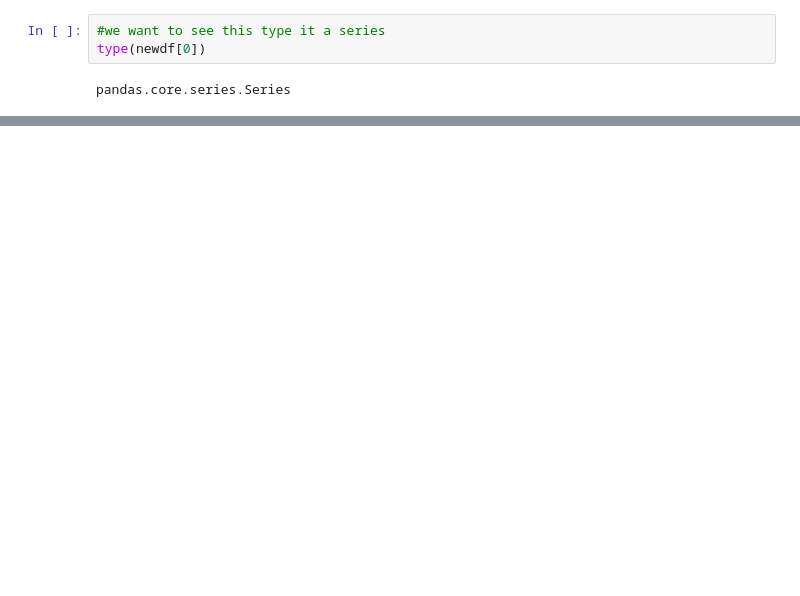
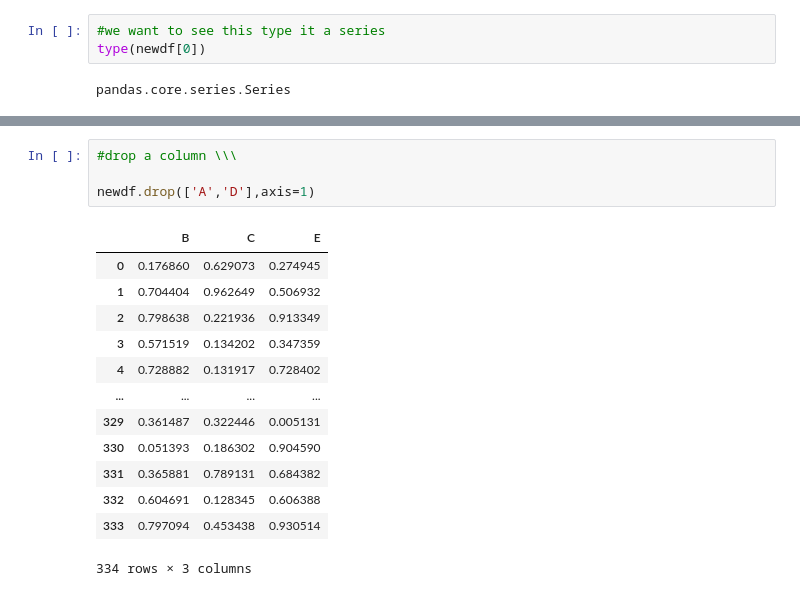
Before and after one commit to arman-hossain45/MACHINE_LEARNING-LIB-ALGO-, a Jupyter notebook: pandas/pandas.ipynb, the cells around one changed output, grey strips where cells are left out. Cells and saved outputs as stored; diff of their text form; blank space fills up the shorter version.

```diff
--- a/pandas/pandas.ipynb
+++ b/pandas/pandas.ipynb
@@ -553,0 +592,18 @@ newdf.loc[[1,2], :]#it show 1 and 2 row and all column
+# %%
+#drop a column \\\
+
+newdf.drop(['A','D'],axis=1)
+# %% [output]
+|  | B | C | E |
+| 0 | 0.176860 | 0.629073 | 0.274945 |
+| 1 | 0.704404 | 0.962649 | 0.506932 |
+| 2 | 0.798638 | 0.221936 | 0.913349 |
+| 3 | 0.571519 | 0.134202 | 0.347359 |
+| 4 | 0.728882 | 0.131917 | 0.728402 |
+| ... | ... | ... | ... |
+| 329 | 0.361487 | 0.322446 | 0.005131 |
+| 330 | 0.051393 | 0.186302 | 0.904590 |
+| 331 | 0.365881 | 0.789131 | 0.684382 |
+| 332 | 0.604691 | 0.128345 | 0.606388 |
+| 333 | 0.797094 | 0.453438 | 0.930514 |
+334 rows × 3 columns
```
Also changed, not shown: parts of 34 cells of this notebook, 1 other file.
